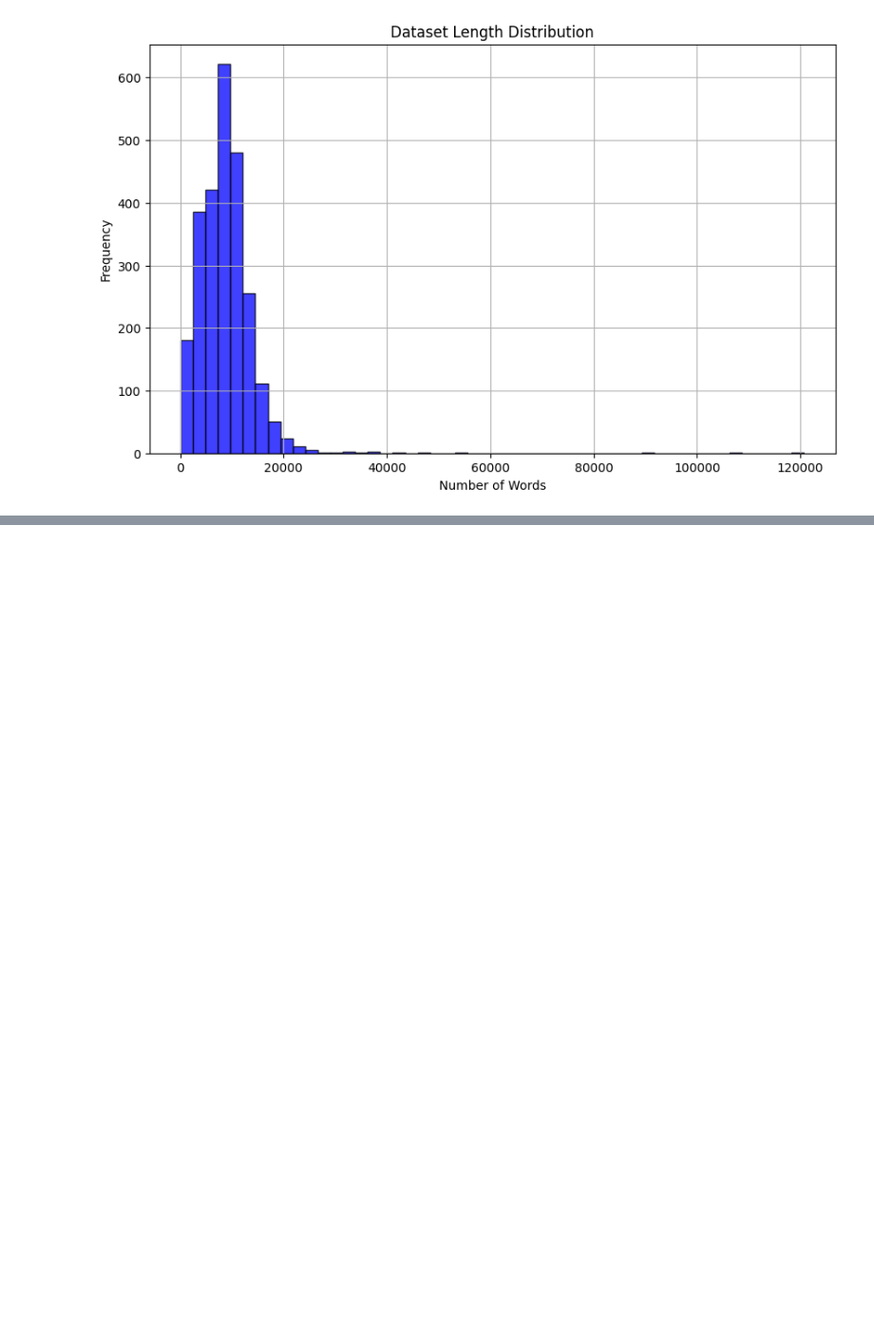
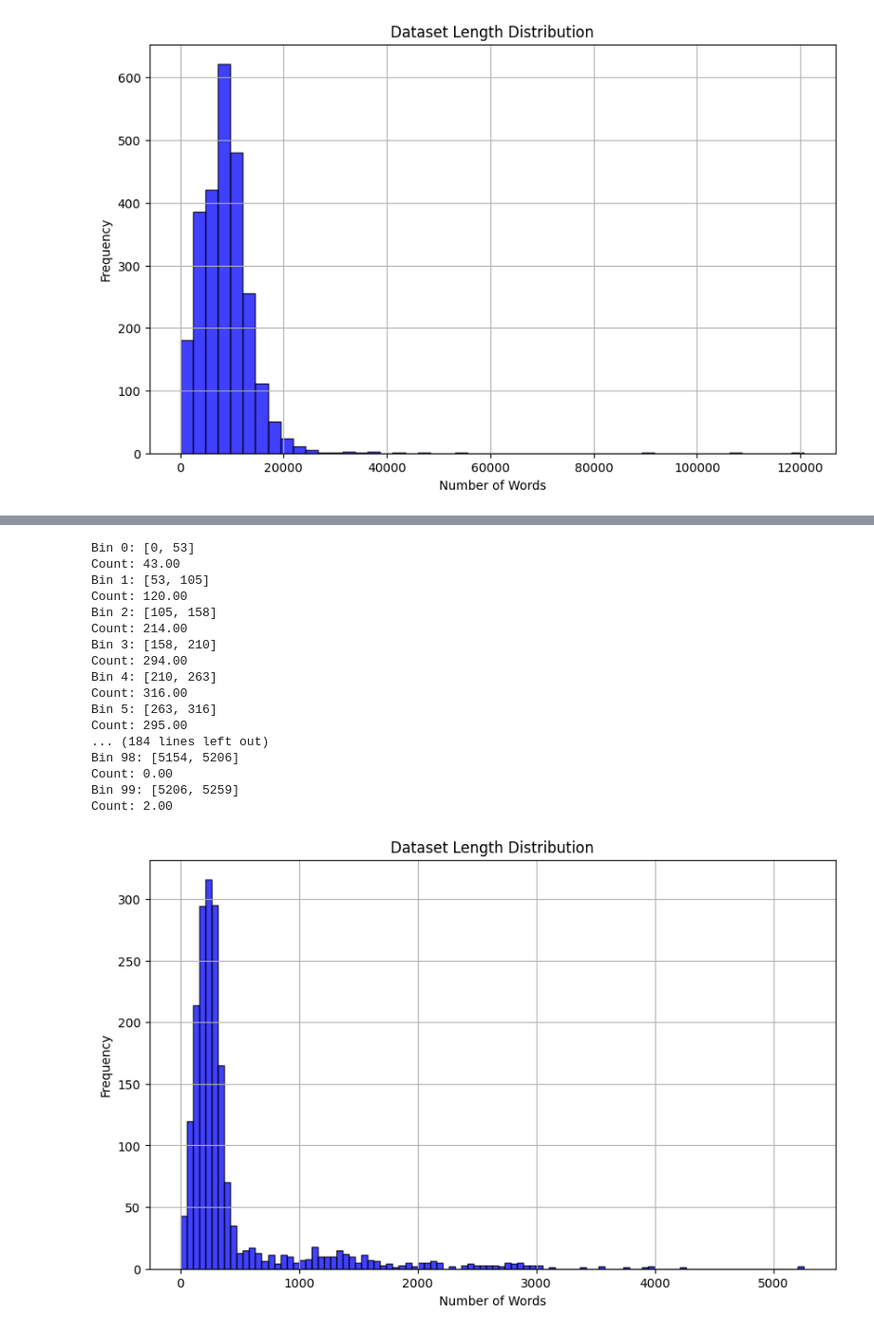
Before and after one commit to eve-esa/evalkit, a Jupyter notebook: data/summarization/main.ipynb, the cells around one changed output, grey strips where cells are left out. Shown at 95% size. Cells and saved outputs as stored; diff of their text form; code cells hidden in the pictures; blank space fills up the shorter version.

Commit message:
Added pipeline for extracting abstracts and removing everything after conclusion.

```diff
--- a/data/summarization/main.ipynb
+++ b/data/summarization/main.ipynb
@@ -184,13 +222,30 @@ data_pd
 # %%
 from tqdm.notebook import tqdm
 import pandas as pd
-tqdm.pandas()
-# Convert to pandas
-#data_w_abstract = sampled_dataset.to_pandas()
-#data_w_abstract[['text', 'abstract']] = data_w_abstract['text'].progress_apply(lambda x: pd.Series(extract_abstract(x)))
-#[['text', 'after_conclusion']] = data_w_abstract['text'].apply(lambda x: pd.Series(remove_after_conclusions(x)))
-#data_w_abstract['text'] = data_w_abstract['text'].apply(remove_references)
-#data_w_abstract['text'] = data_w_abstract['text'].apply(remove_acknowledgements)
+import datasets
 
-sampled_dataset.map(extract_abstract)
+dataset = datasets.load_dataset('eve-esa/eve-cpt-sample-v0.2')['train']
+
+# Remove documents without abstract
+dataset_processed = dataset.filter(lambda x: 'abstract' in x['text'].lower())
+# Print the number of samples without abstract
+print(f"Number of samples without abstract: {len(dataset) - len(dataset_processed)}")
+# Convert MD **abstract** to # Abstract
+dataset_processed = dataset_processed.map(bold_to_heading_with_section)
+# Convert MD **Introduction** to # Introduction
+dataset_processed = dataset_processed.map(bold_to_heading_with_section, fn_kwargs={'section': 'Introduction'})
+
+# Extract abstract
+dataset_processed = dataset_processed.map(find_abstract)
+
+## Section cleaning
+
+# Convert MD **conclusion** to # Conclusion
+dataset_processed = dataset_processed.map(bold_to_heading_with_section, fn_kwargs={'section': 'conclusion'})
+# Remove after conclusions
+dataset_processed = dataset_processed.map(remove_after_section, fn_kwargs={'section_name': 'conclusion'})
+# Remove after references
+dataset_processed = dataset_processed.map(find_section, fn_kwargs={'section_name': 'references'})
+
+data_pd = dataset_processed.to_pandas()
 # %% [output]
@@ -227,0 +307,23 @@ The authors acknowledge initial support by J. E. Llebot and guidance by J. Kossi
+# %%
+# Filter nan abstracts
+data_pd = data_pd[~data_pd['abstract'].isna()]
+plot_lengths(data_pd['abstract'], num_bins=100)
+# %% [output]
+Bin 0: [0, 53]
+Count: 43.00
+Bin 1: [53, 105]
+Count: 120.00
+Bin 2: [105, 158]
+Count: 214.00
+Bin 3: [158, 210]
+Count: 294.00
+Bin 4: [210, 263]
+Count: 316.00
+Bin 5: [263, 316]
+Count: 295.00
+... (184 lines left out)
+Bin 98: [5154, 5206]
+Count: 0.00
+Bin 99: [5206, 5259]
+Count: 2.00
+[figure, added]
```
Also changed, not shown: parts of 19 cells of this notebook.
